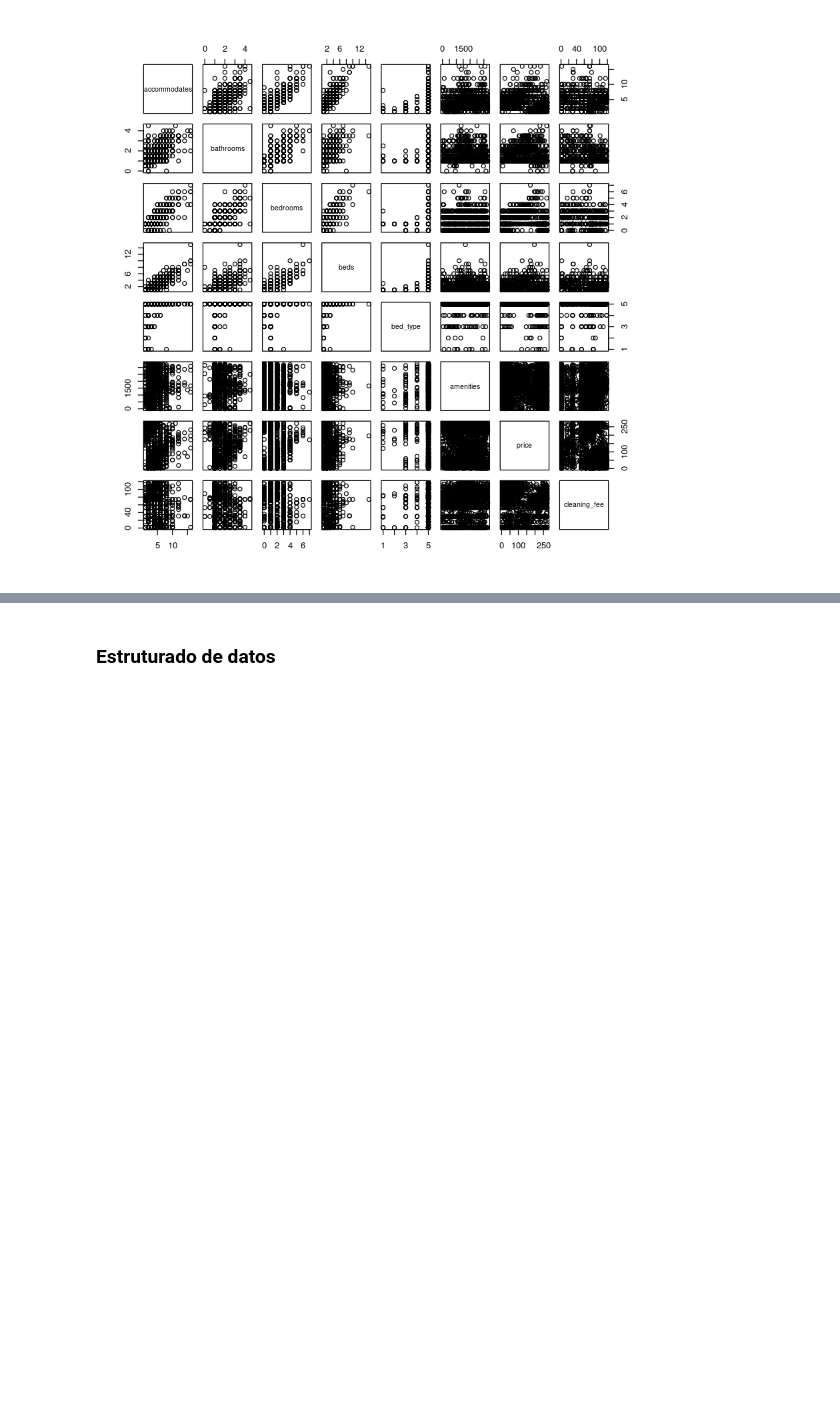
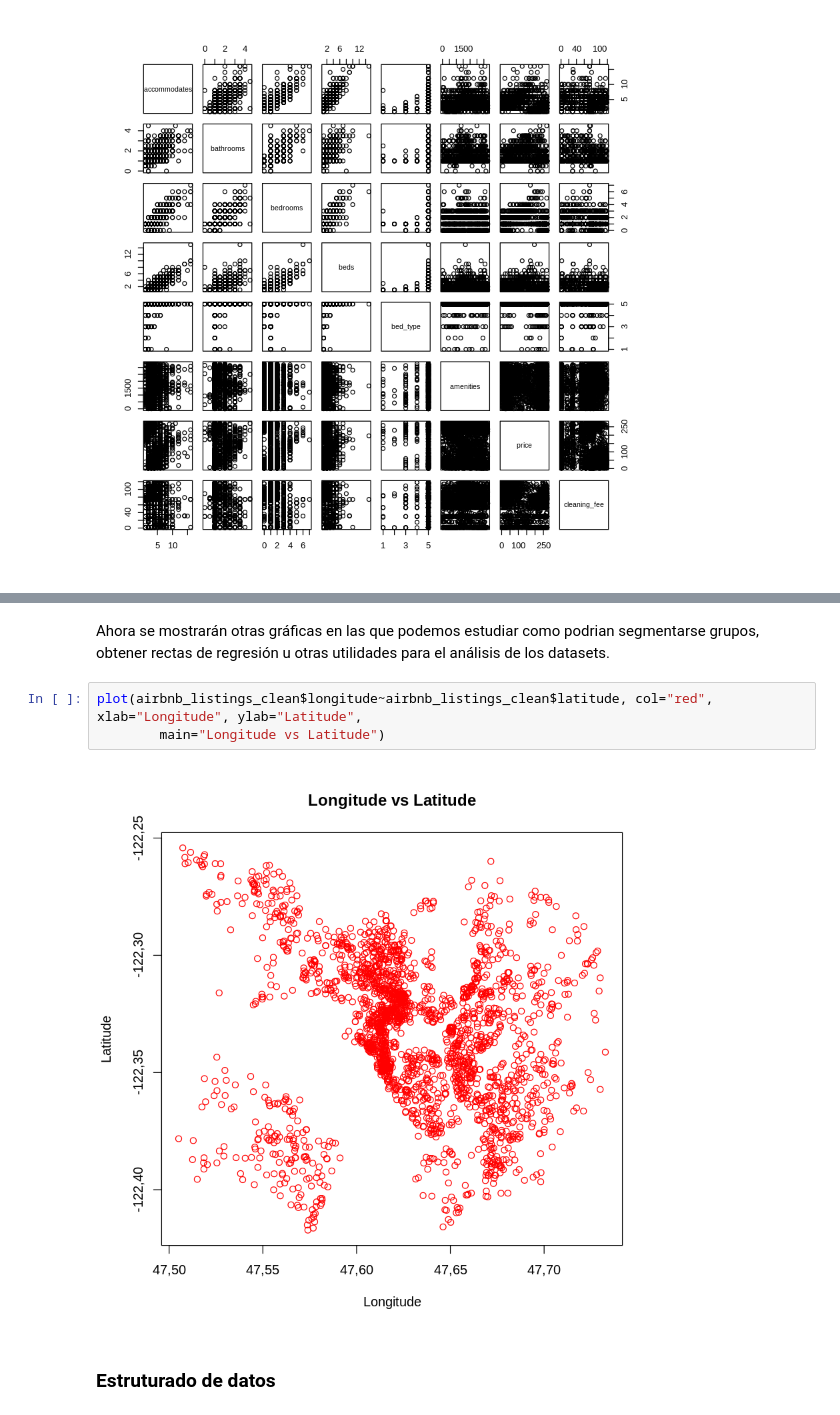
Before and after one commit to ivanfermena/Analisys-Airbnb-Seattle, a Jupyter notebook: analisis.ipynb, the cells around one changed output, grey strips where cells are left out. Cells and saved outputs as stored; diff of their text form; blank space fills up the shorter version.

```diff
--- a/analisis.ipynb
+++ b/analisis.ipynb
@@ -988,3 +993,10 @@ pairs(airbnb_listings_clean[8:15])
+# %% [markdown]
+Ahora se mostrarán otras gráficas en las que podemos estudiar como podrian segmentarse grupos, obtener rectas de regresión u otras utilidades para el análisis de los datasets.
+# %%
+plot(airbnb_listings_clean$longitude~airbnb_listings_clean$latitude, col="red", xlab="Longitude", ylab="Latitude",
+        main="Longitude vs Latitude")
+# %% [output]
+[figure, added]
 # %% [markdown]
 ### Estruturado de datos
 # %% [markdown]
```
Also changed, not shown: parts of 32 cells of this notebook, 2 other files.
